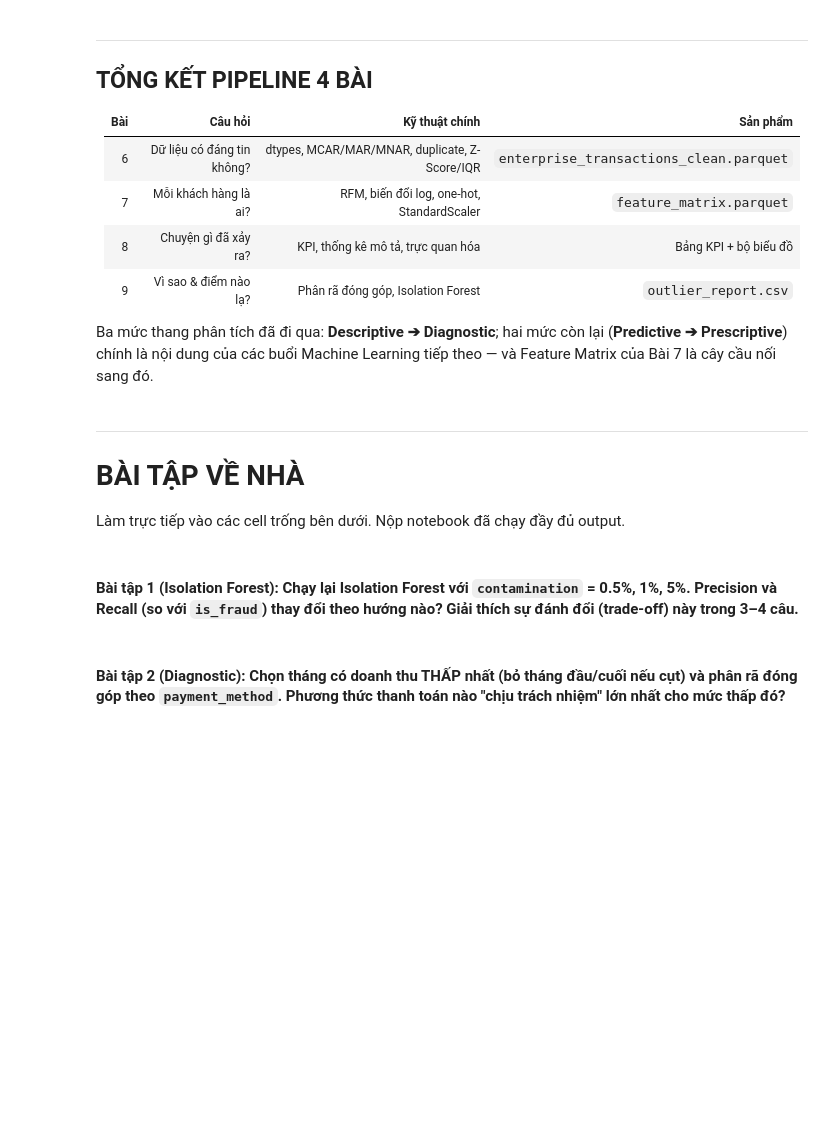
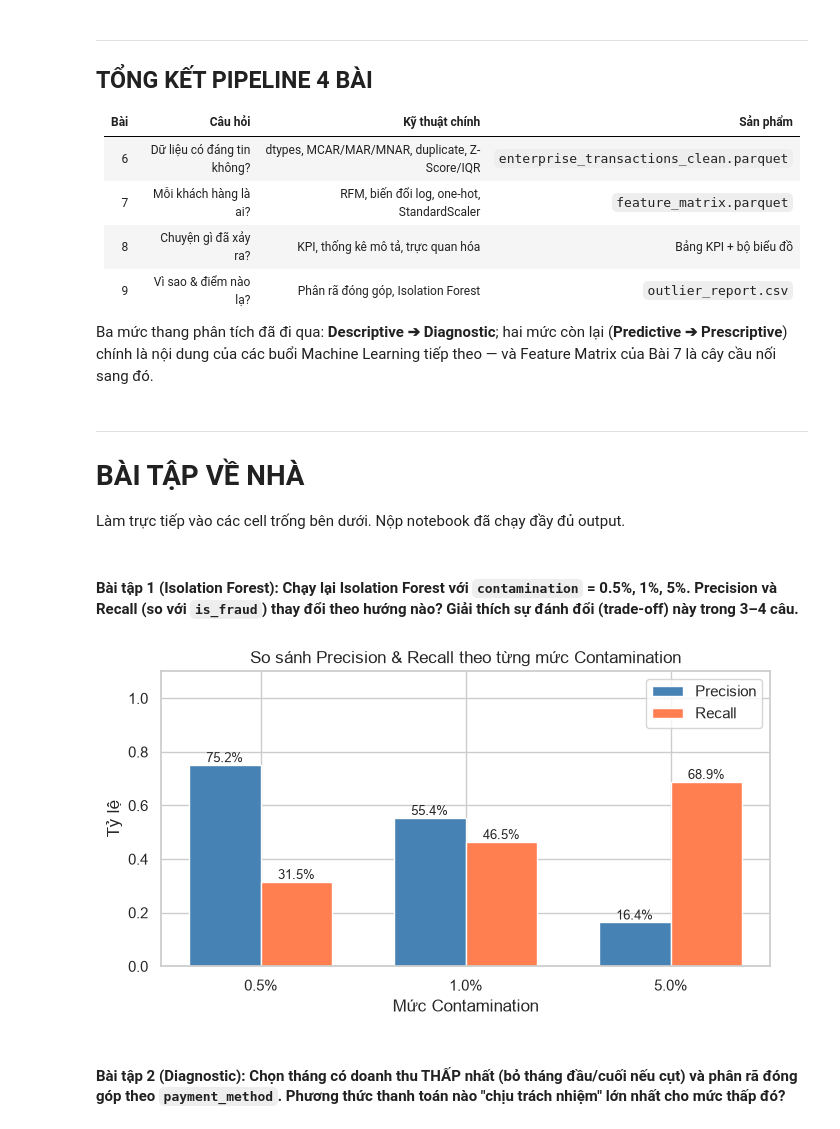
Before and after one commit to VIRET2510/DataAnalytics, a Jupyter notebook: lab9/Lab9.ipynb, the cells around one changed output. Saved outputs shown, nothing was run; the diff lists cells and outputs as text; code cells hidden in the pictures; blank space fills up the shorter version.

```diff
--- a/lab9/Lab9.ipynb
+++ b/lab9/Lab9.ipynb
@@ -226,7 +226,81 @@ Làm trực tiếp vào các cell trống bên dưới. Nộp notebook đã ch
 # %% [markdown]
 #### Bài tập 1 (Isolation Forest): Chạy lại Isolation Forest với `contamination` = 0.5%, 1%, 5%. Precision và Recall (so với `is_fraud`) thay đổi theo hướng nào? Giải thích sự đánh đổi (trade-off) này trong 3–4 câu.
 # %%
-# --- BÀI TẬP 1 ---
+# --- BÀI TẬP 1 (CÓ BIỂU ĐỒ CỘT) ---
+import matplotlib.pyplot as plt
+import numpy as np
+import pandas as pd
+from sklearn.ensemble import IsolationForest
+from sklearn.metrics import precision_score, recall_score
+
+contamination_values = [0.005, 0.01, 0.05]
+ket_qua = []
+
+for contamination in contamination_values:
+    iso_test = IsolationForest(
+        n_estimators=200, contamination=contamination, random_state=42
+    )
+    pred = iso_test.fit_predict(X_if)
+    du_doan = (pred == -1).astype(int)
+
+    precision = precision_score(
+        tx_ht["is_fraud"], du_doan, zero_division=0
+    )
+    recall = recall_score(
+        tx_ht["is_fraud"], du_doan, zero_division=0
+    )
+
+    ket_qua.append({
+        "Contamination": f"{contamination:.1%}",
+        "Precision": precision,
+        "Recall": recall,
+    })
+
+df_kq = pd.DataFrame(ket_qua)
+
+# Vẽ biểu đồ cột nhóm (Grouped Bar Chart)
+x = np.arange(len(df_kq["Contamination"]))
+width = 0.35
+
+plt.figure(figsize=(7, 4))
+plt.bar(
+    x - width / 2,
+    df_kq["Precision"],
+    width,
+    label="Precision",
+    color="steelblue",
+)
+plt.bar(
+    x + width / 2, df_kq["Recall"], width, label="Recall", color="coral"
+)
+
+# Thêm nhãn % lên trên đầu mỗi cột
+for i in range(len(x)):
+    plt.text(
+        x[i] - width / 2,
+        df_kq["Precision"][i] + 0.01,
+        f"{df_kq['Precision'][i]:.1%}",
+        ha="center",
+        fontsize=9,
+    )
+    plt.text(
+        x[i] + width / 2,
+        df_kq["Recall"][i] + 0.01,
+        f"{df_kq['Recall'][i]:.1%}",
+        ha="center",
+        fontsize=9,
+    )
+
+plt.xlabel("Mức Contamination")
+plt.ylabel("Tỷ lệ")
+plt.title("So sánh Precision & Recall theo từng mức Contamination")
+plt.xticks(x, df_kq["Contamination"])
+plt.ylim(0, 1.1)
+plt.legend()
+plt.tight_layout()
+plt.show()
+# %% [output]
+[figure, added]
 # %% [markdown]
 #### Bài tập 2 (Diagnostic): Chọn tháng có doanh thu THẤP nhất (bỏ tháng đầu/cuối nếu cụt) và phân rã đóng góp theo `payment_method`. Phương thức thanh toán nào "chịu trách nhiệm" lớn nhất cho mức thấp đó?
 # %%
```
Also changed, not shown: parts of 3 cells of this notebook, 7 other files.
